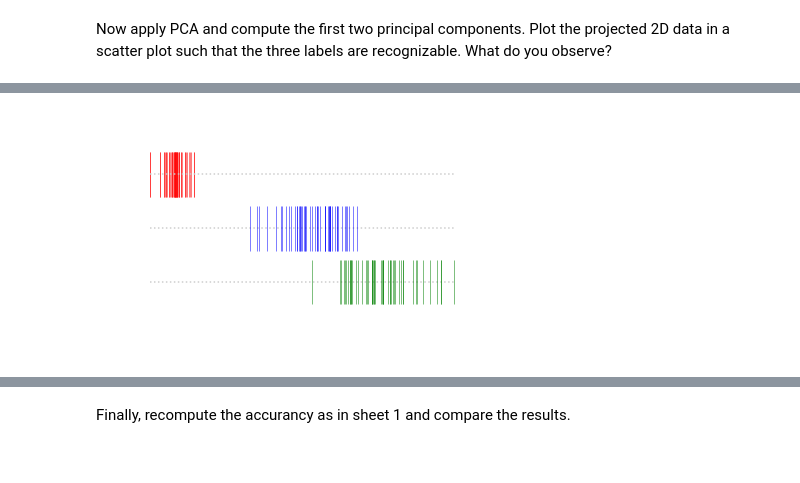
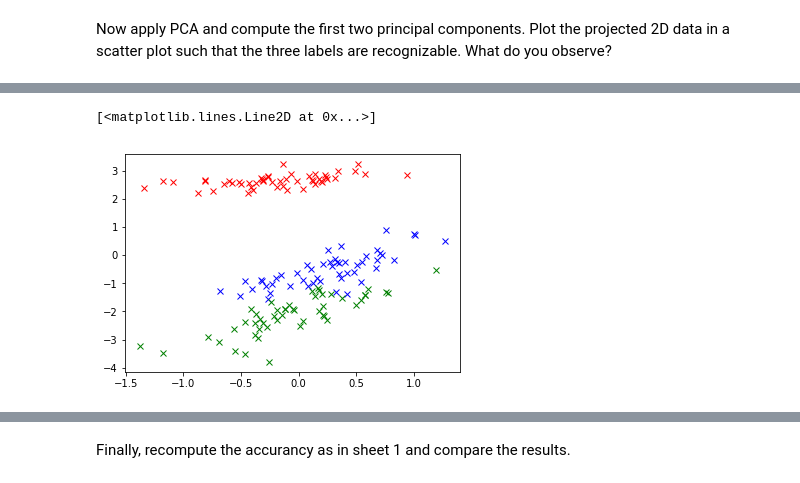
Before and after one commit to JWuzyk/Machine-Learning-Practical-Lab, a Jupyter notebook: PCATemplate.ipynb, the cells around one changed output, grey strips where cells are left out. Drawn from its saved outputs; the diff is of its cells as text; code cells hidden in the pictures.

```diff
--- a/PCATemplate.ipynb
+++ b/PCATemplate.ipynb
@@ -151,3 +155,14 @@ import matplotlib.pyplot as plt
+# %%
+import matplotlib.pyplot as plt
+
+V, x = pca(iris_x, 2)
+
+plt.plot(x[:50,0],x[:50,1], 'rx')
+plt.plot(x[50:100,0],x[50:100,1], 'bx')
+plt.plot(x[100:150,0],x[100:150,1], 'gx')
+# %% [output]
+[<matplotlib.lines.Line2D at 0x...>]
+[figure, added]
 # %%
 def plot_1d_iris(a, b, c):
     """Show a 1D plot of three 1D datasets a, b and c.
@@ -159,5 +174,3 @@ def plot_1d_iris(a, b, c):
         plt.hlines(i * .3, left, right, linestyles='dotted', colors=[(.8,.8,.8,1)])
         plt.eventplot(x, colors=c, linewidths=.5, linelengths=.25, lineoffsets=(2 - i) * .3)
     plt.axis('off')
-# %% [output]
-[figure, removed]
```
Also changed, not shown: parts of 9 cells of this notebook.
